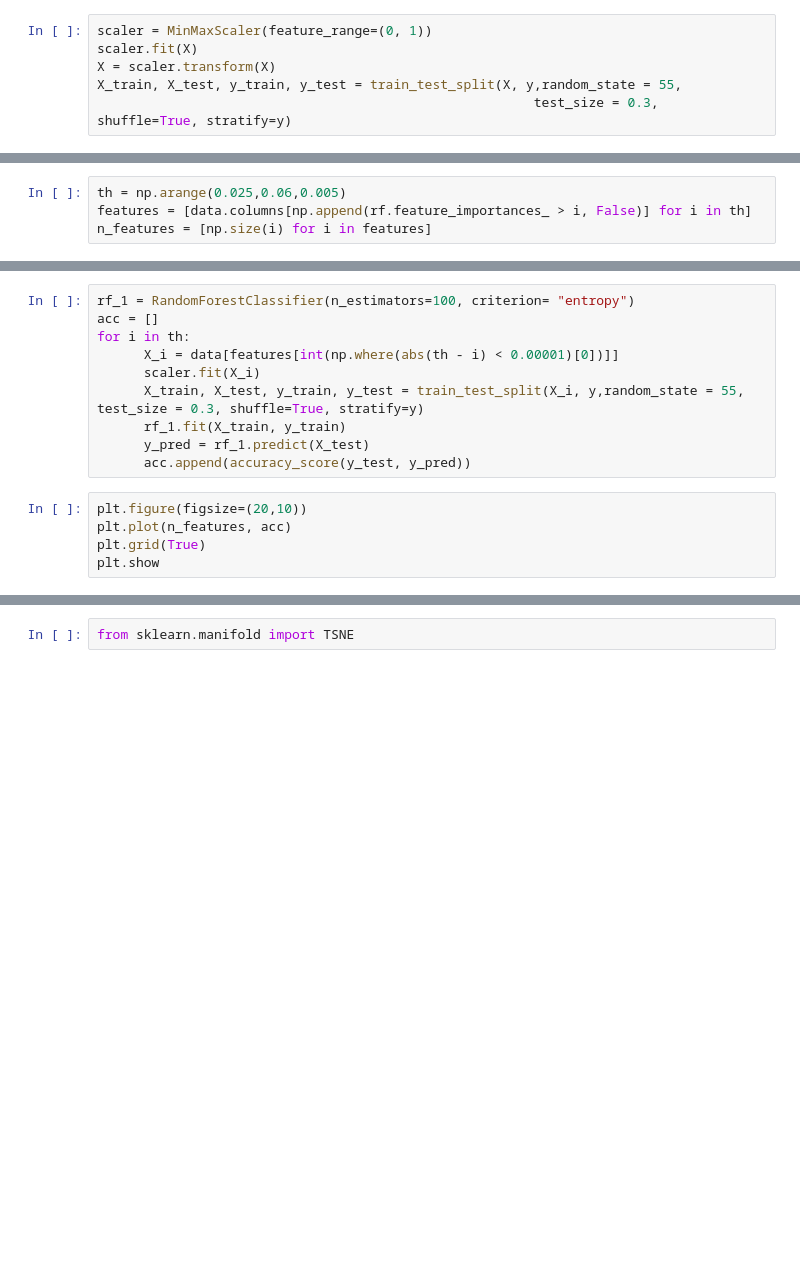
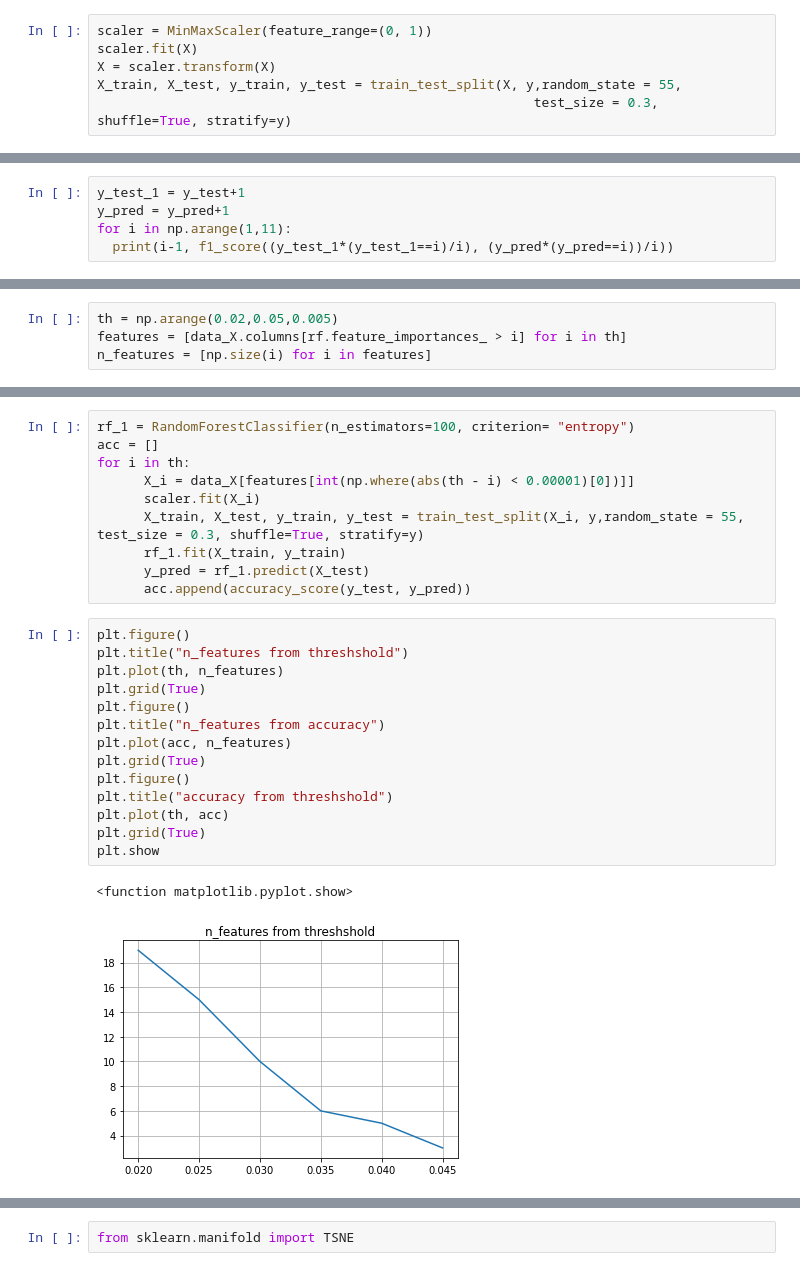
Before and after one commit to a1kayda/RF_fingerprinting, a Jupyter notebook: main.ipynb, the cells around one changed output, grey strips where cells are left out. Drawn from its saved outputs; the diff is of its cells as text; blank space fills up the shorter version.

```diff
--- a/main.ipynb
+++ b/main.ipynb
@@ -81,0 +108,5 @@ print(acc)
+# %%
+y_test_1 = y_test+1
+y_pred = y_pred+1
+for i in np.arange(1,11):
+  print(i-1, f1_score((y_test_1*(y_test_1==i)/i), (y_pred*(y_pred==i))/i))
@@ -87,4 +133,4 @@ plt.show
 # %%
-th = np.arange(0.025,0.06,0.005)
-features = [data.columns[np.append(rf.feature_importances_ > i, False)] for i in th]
+th = np.arange(0.02,0.05,0.005)
+features = [data_X.columns[rf.feature_importances_ > i] for i in th]
 n_features = [np.size(i) for i in features]
@@ -101,14 +154,26 @@ plt.show
 rf_1 = RandomForestClassifier(n_estimators=100, criterion= "entropy")
 acc = []
 for i in th:
-      X_i = data[features[int(np.where(abs(th - i) < 0.00001)[0])]]
+      X_i = data_X[features[int(np.where(abs(th - i) < 0.00001)[0])]]
       scaler.fit(X_i)
       X_train, X_test, y_train, y_test = train_test_split(X_i, y,random_state = 55, test_size = 0.3, shuffle=True, stratify=y)
       rf_1.fit(X_train, y_train)
       y_pred = rf_1.predict(X_test)
       acc.append(accuracy_score(y_test, y_pred))
-# %%
-plt.figure(figsize=(20,10))
-plt.plot(n_features, acc)
-plt.grid(True)
-plt.show
+# %%
+plt.figure()
+plt.title("n_features from threshshold")
+plt.plot(th, n_features)
+plt.grid(True)
+plt.figure()
+plt.title("n_features from accuracy")
+plt.plot(acc, n_features)
+plt.grid(True)
+plt.figure()
+plt.title("accuracy from threshshold")
+plt.plot(th, acc)
+plt.grid(True)
+plt.show
+# %% [output]
+<function matplotlib.pyplot.show>
+[figure, added]
```
Also changed, not shown: parts of 28 cells of this notebook.
